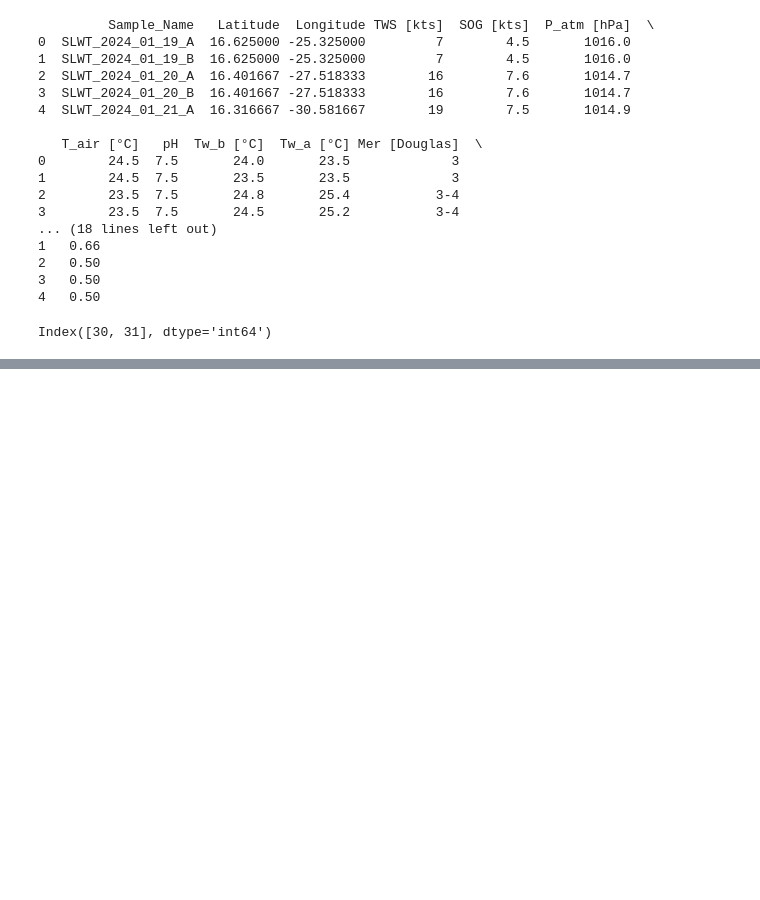
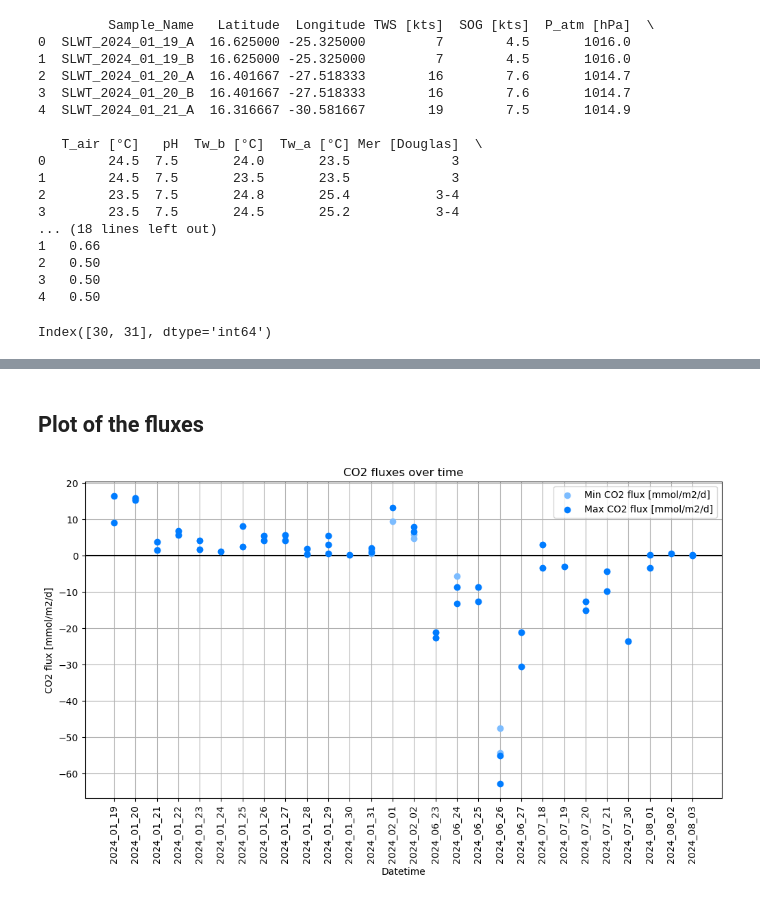
Before and after one commit to lolapricam/Sea-air_fluxes_Arctic, a Jupyter notebook: main_code.ipynb, the cells around one changed output, grey strips where cells are left out. Drawn from its saved outputs; the diff is of its cells as text; code cells hidden in the pictures; blank space fills up the shorter version.

```diff
--- a/main_code.ipynb
+++ b/main_code.ipynb
@@ -438,0 +580,19 @@ display(df)
+# %% [markdown]
+## Plot of the fluxes
+# %%
+#CO2 fluxes
+
+plt.figure(figsize=(12, 6))
+plt.scatter(df_CO2['Datetime'], df_CO2['Min CO2 flux [mmol/m2/d]'], marker='o', color = '#7cbcff', label='Min CO2 flux [mmol/m2/d]', zorder = 3)
+plt.scatter(df_CO2['Datetime'], df_CO2['Max CO2 flux [mmol/m2/d]'], marker='o', color = '#007cff',  label='Max CO2 flux [mmol/m2/d]', zorder = 3)
+plt.axhline(y=0, color='#000000', linestyle='-', linewidth=1.5, zorder=2)
+
+plt.title('CO2 fluxes over time')
+plt.xlabel('Datetime')
+plt.ylabel('CO2 flux [mmol/m2/d]')
+plt.xticks(rotation=90)
+plt.grid(True, zorder=0)
+plt.legend()
+plt.show()
+# %% [output]
+[figure, added]
```
Also changed, not shown: parts of 34 cells of this notebook, 12 other files.
